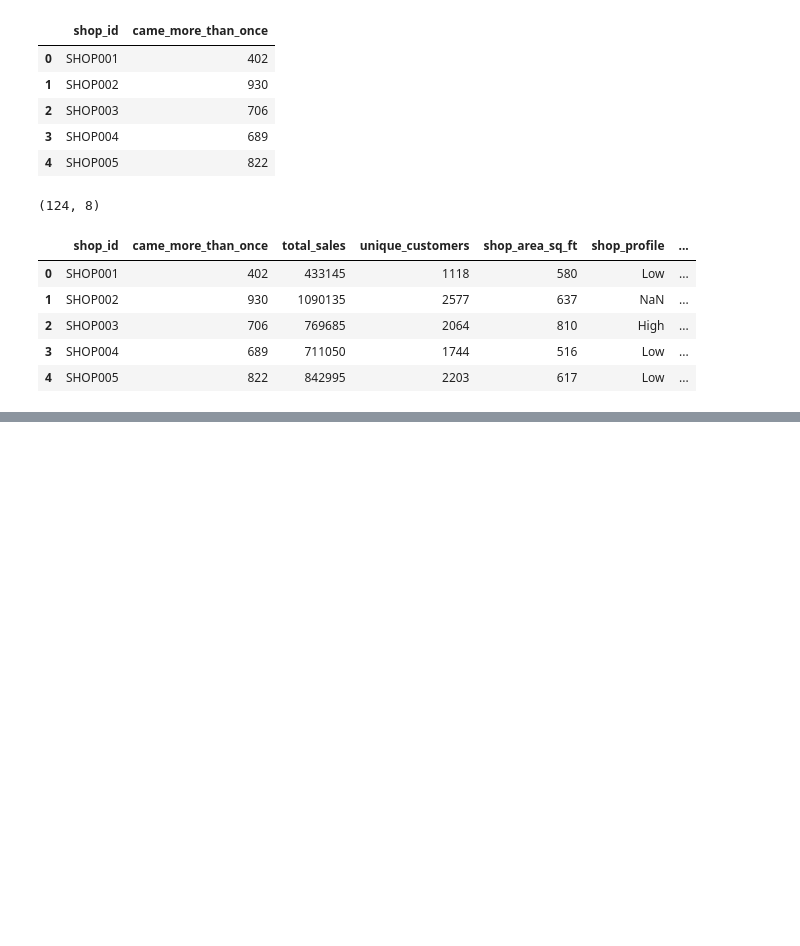
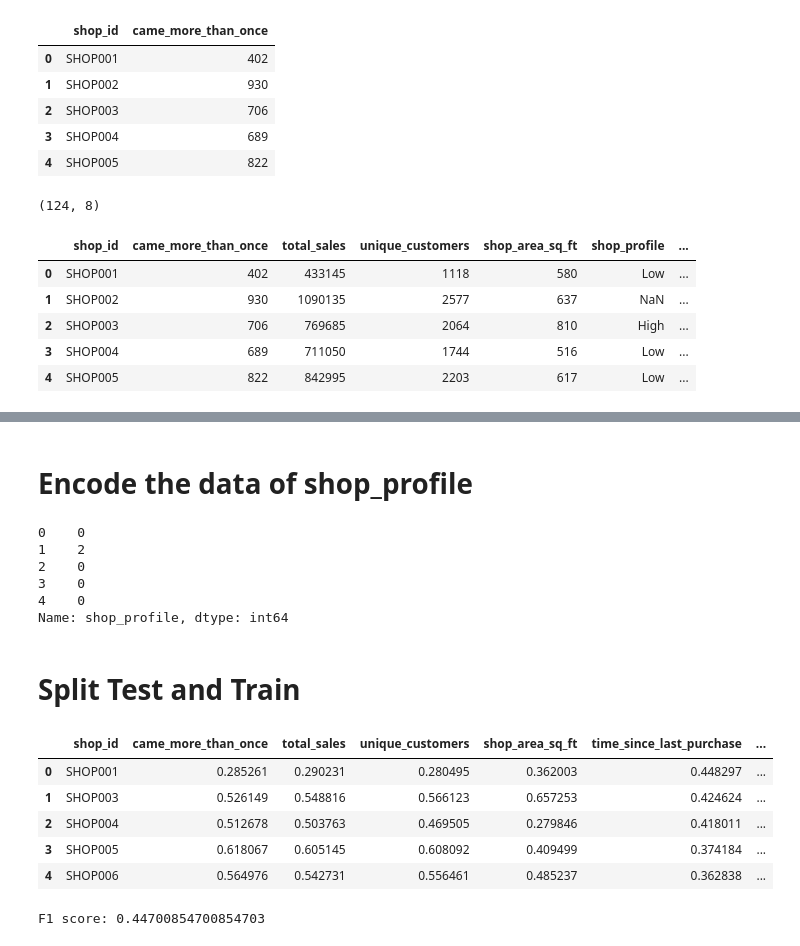
Before and after one commit to joelsathi/DataStorm-4.0-BrainLeftException, a Jupyter notebook: competition-notebook.ipynb, the cells around one changed output, grey strips where cells are left out. Cells and saved outputs as stored; diff of their text form; code cells hidden in the pictures; blank space fills up the shorter version.

Commit message:
put a model :(

```diff
--- a/competition-notebook.ipynb
+++ b/competition-notebook.ipynb
@@ -469,0 +518,5 @@ store_info_data = customer_visit_df.copy(deep=True)
+# %%
+train_x = train.drop(["shop_profile"], axis=1).reset_index(drop=True)
+train_y = train["shop_profile"].reset_index(drop=True)
+
+test_x = test.drop(["shop_profile"], axis=1).reset_index(drop=True)
@@ -469,0 +547,8 @@ store_info_data = customer_visit_df.copy(deep=True)
+# %%
+scaling_columns = [
+    "came_more_than_once",
+    "total_sales",
+    "unique_customers",
+    "shop_area_sq_ft",
+    "time_since_last_purchase",
+]
@@ -469,0 +557,13 @@ store_info_data = customer_visit_df.copy(deep=True)
+# %%
+from sklearn.preprocessing import MinMaxScaler
+
+min_max_scaler = MinMaxScaler()
+
+train_x[scaling_columns] = min_max_scaler.fit_transform(train_x[scaling_columns])
+# scaled_train_df = min_max_scaler.fit_transform(train)
+# scaled_train_df = pd.DataFrame(scaled_train_df, columns=train.columns)
+
+test_x[scaling_columns] = min_max_scaler.transform(test_x[scaling_columns])
+
+# scaled_test_df = min_max_scaler.transform(test_x)
+# scaled_test_df = pd.DataFrame(scaled_test_df, columns=test.columns)
@@ -469,0 +579,26 @@ store_info_data = customer_visit_df.copy(deep=True)
+# %% [markdown]
+# Encode the data of shop_profile
+# %%
+mapping = {"Low": 0, "Moderate": 1, "High": 2}
+train_y = train_y.replace(mapping)
+# %%
+train_y.head()
+# %% [output]
+0    0
+1    2
+2    0
+3    0
+4    0
+Name: shop_profile, dtype: int64
+# %% [markdown]
+# Split Test and Train
+# %%
+train_dataframe = pd.concat([train_x, train_y], axis=1)
+train_dataframe.head()
+# %% [output]
+|  | shop_id | came_more_than_once | total_sales | unique_customers | shop_area_sq_ft | time_since_last_purchase | ... |
+| 0 | SHOP001 | 0.285261 | 0.290231 | 0.280495 | 0.362003 | 0.448297 | ... |
+| 1 | SHOP003 | 0.526149 | 0.548816 | 0.566123 | 0.657253 | 0.424624 | ... |
+| 2 | SHOP004 | 0.512678 | 0.503763 | 0.469505 | 0.279846 | 0.418011 | ... |
+| 3 | SHOP005 | 0.618067 | 0.605145 | 0.608092 | 0.409499 | 0.374184 | ... |
+| 4 | SHOP006 | 0.564976 | 0.542731 | 0.556461 | 0.485237 | 0.362838 | ... |
@@ -469,0 +620,13 @@ store_info_data = customer_visit_df.copy(deep=True)
+# %%
+from sklearn.linear_model import LogisticRegression
+from sklearn.metrics import f1_score
+
+LR_model = LogisticRegression()
+LR_model.fit(X_train, y_train)
+y_pred = LR_model.predict(X_test)
+
+f1 = f1_score(y_test, y_pred, average='macro')
+
+print('F1 score:', f1)
+# %% [output]
+F1 score: 0.44700854700854703
```
Also changed, not shown: parts of 36 cells of this notebook.
